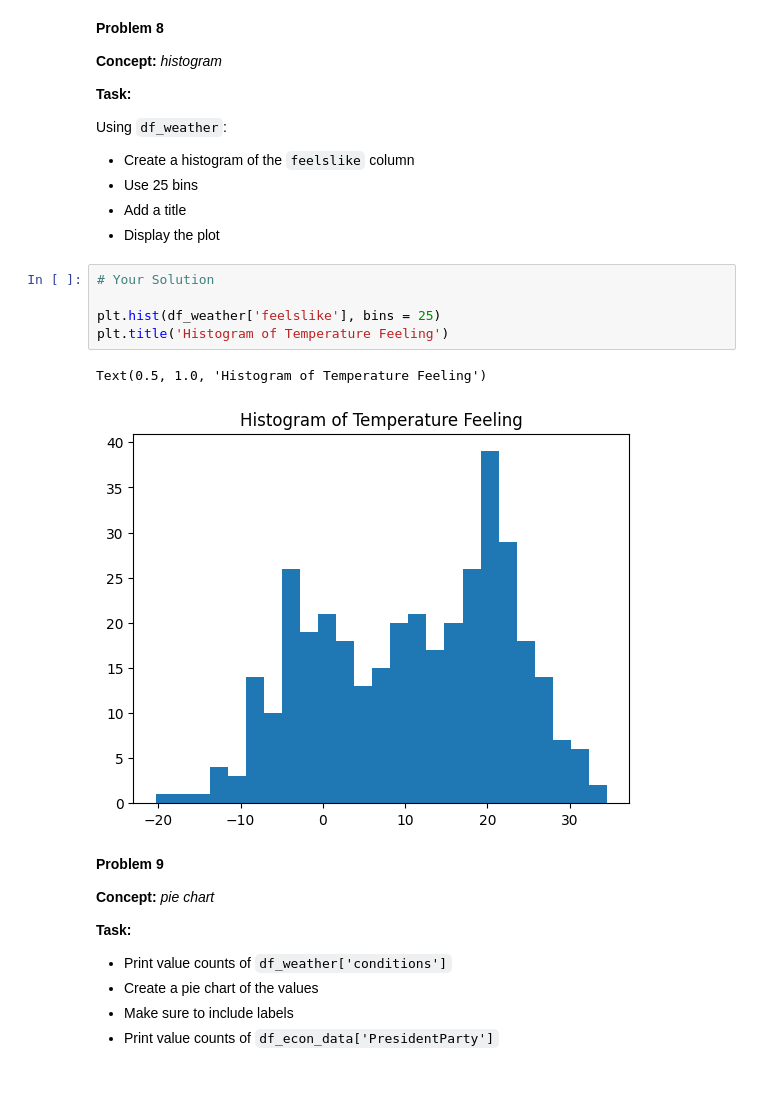
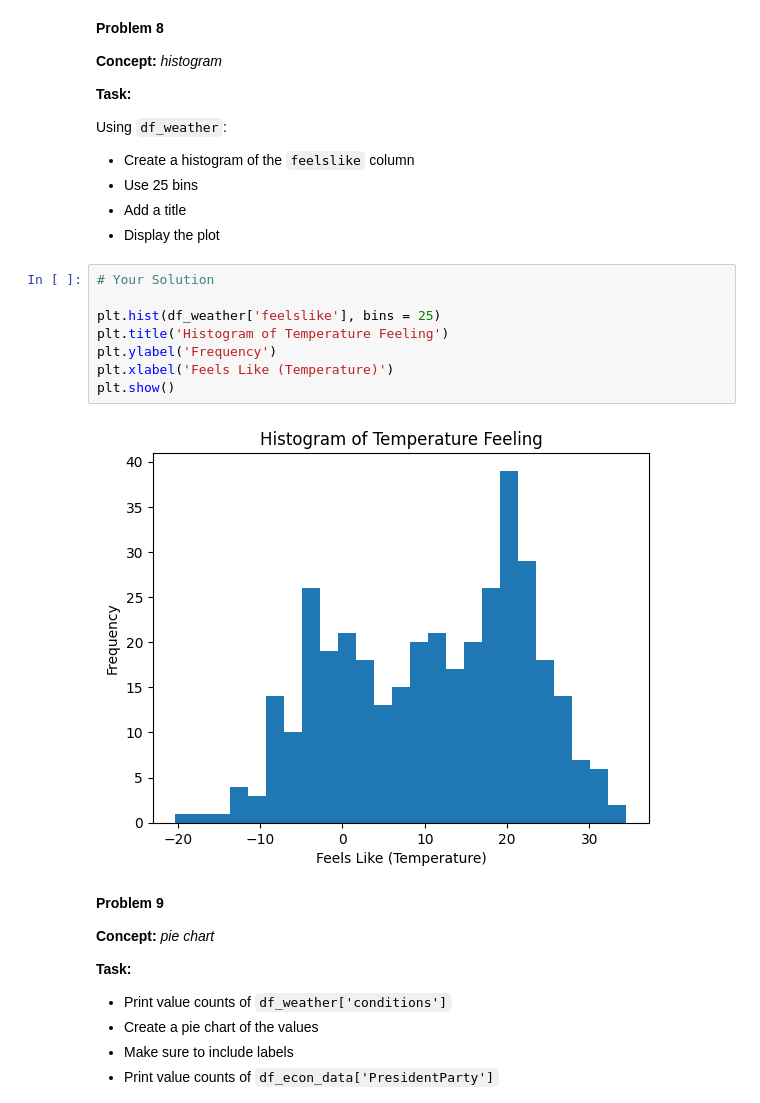
Before and after one commit to ckbaker78/homework3-, a Jupyter notebook: week-10/homework-6.ipynb, the cells around one changed output. Cells and saved outputs as stored; diff of their text form; blank space fills up the shorter version.

```diff
--- a/week-10/homework-6.ipynb
+++ b/week-10/homework-6.ipynb
@@ -442,11 +430,13 @@ Using `df_weather`:
 # %%
 # Your Solution
 
 plt.hist(df_weather['feelslike'], bins = 25)
 plt.title('Histogram of Temperature Feeling')
+plt.ylabel('Frequency')
+plt.xlabel('Feels Like (Temperature)')
+plt.show()
 # %% [output]
-Text(0.5, 1.0, 'Histogram of Temperature Feeling')
-[figure, old version]
+[figure, new version]
 # %% [markdown]
 **Problem 9**
 
```
Also changed, not shown: parts of 11 cells of this notebook.
